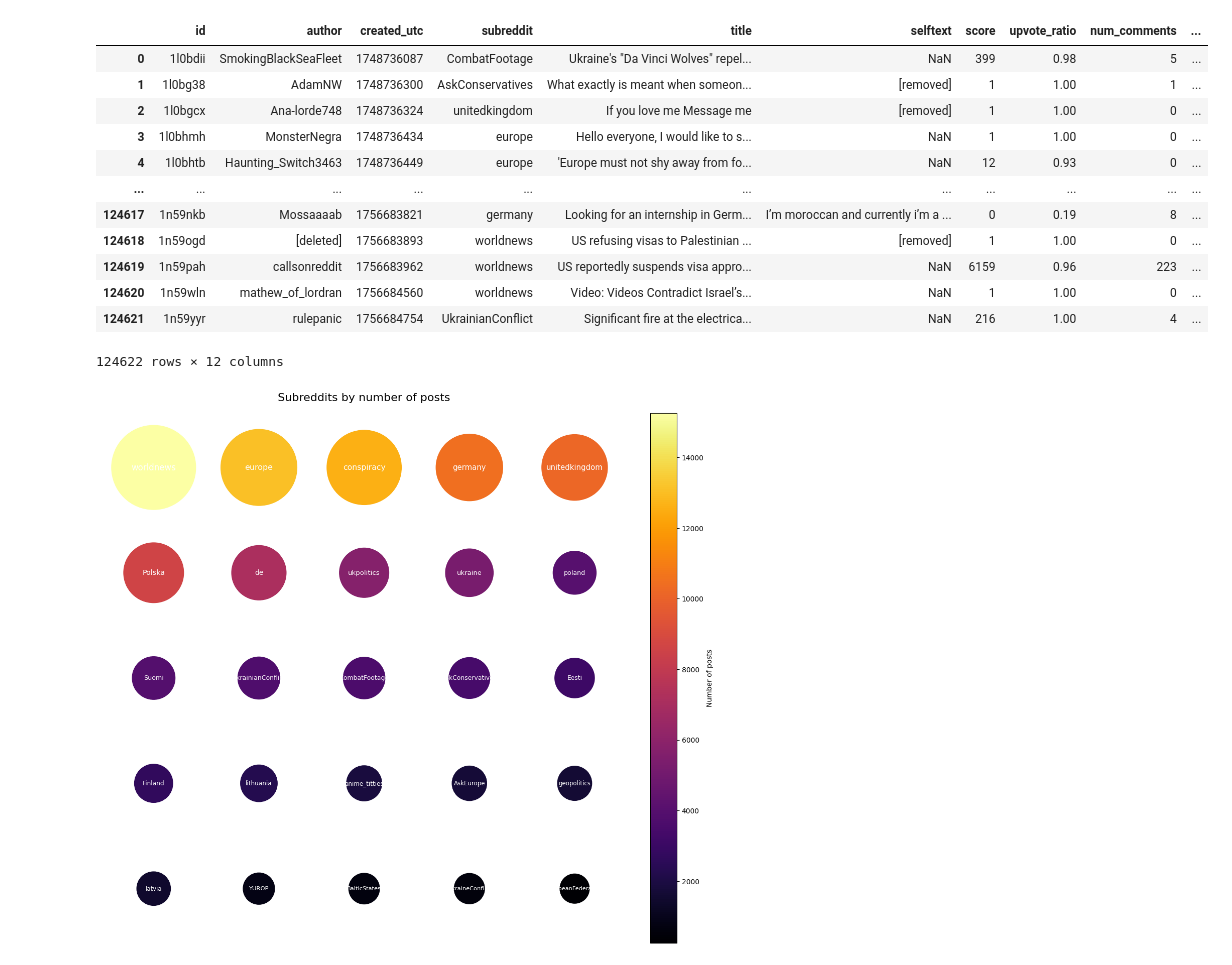
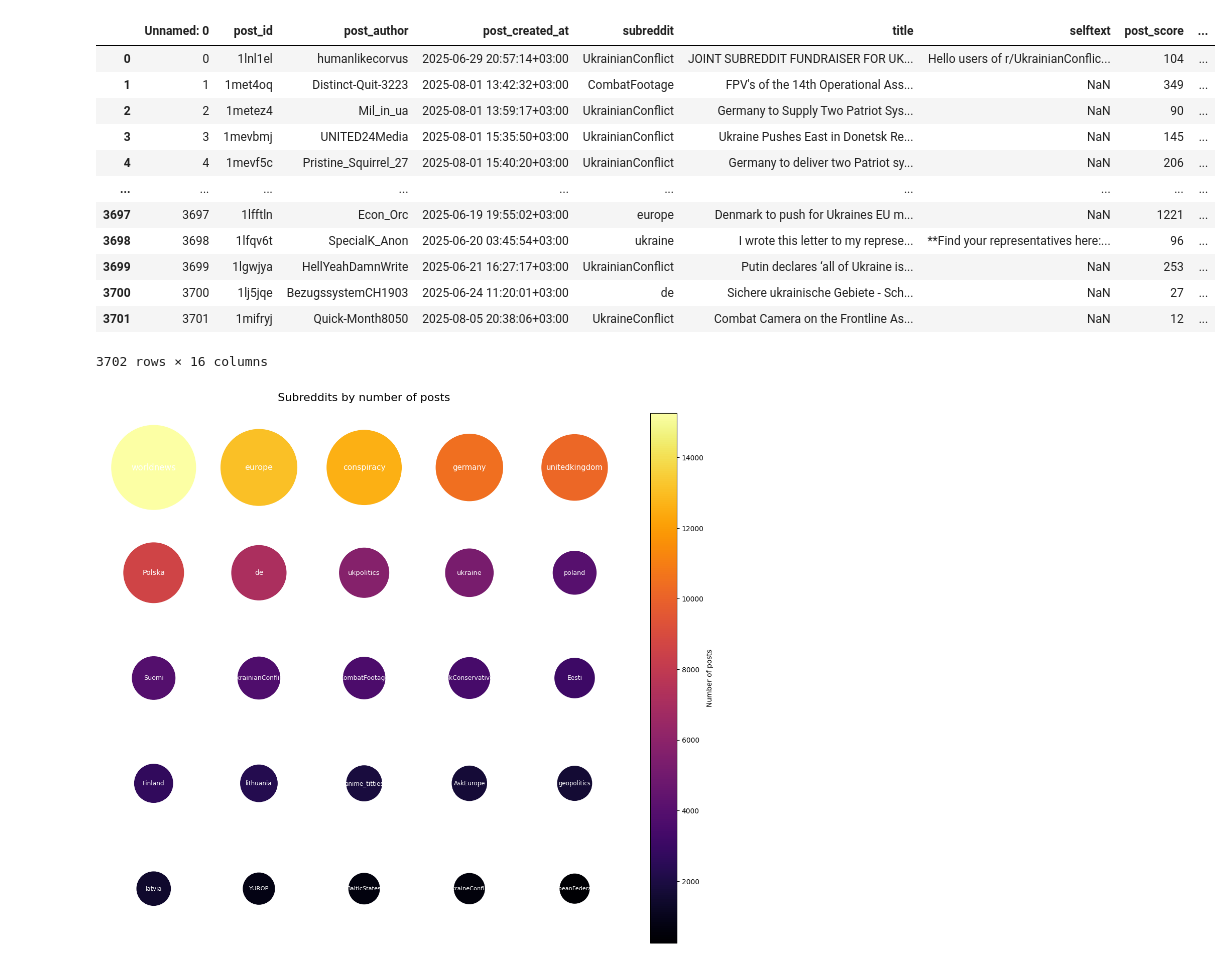
Before and after one commit to synthco/DataPatron, a Jupyter notebook: notebooks/press.ipynb, the cells around one changed output. Cells and saved outputs as stored; diff of their text form; code cells hidden in the pictures.

Commit message:
Reddit UCQS Analysis Overview

```diff
--- a/notebooks/press.ipynb
+++ b/notebooks/press.ipynb
@@ -7,22 +7,22 @@ from matplotlib.cm import get_cmap, ScalarMappable
 # %%
 path  = "/Users/ivantyshchenko/Projects/Python/DataPatron/data/reddit.csv"
 df = pd.read_csv("/Users/ivantyshchenko/Projects/Python/DataPatron/data/filtered_submissions.csv")
-
+df = pd.read_csv("/Users/ivantyshchenko/Projects/Python/DataPatron/data/reddit_metrics.csv")
 df
 # %% [output]
-|  | id | author | created_utc | subreddit | title | selftext | score | upvote_ratio | num_comments | ... |
-| 0 | 1l0bdii | SmokingBlackSeaFleet | 1748736087 | CombatFootage | Ukraine's "Da Vinci Wolves" repel... | NaN | 399 | 0.98 | 5 | ... |
-| 1 | 1l0bg38 | AdamNW | 1748736300 | AskConservatives | What exactly is meant when someon... | [removed] | 1 | 1.00 | 1 | ... |
-| 2 | 1l0bgcx | Ana-lorde748 | 1748736324 | unitedkingdom | If you love me Message me | [removed] | 1 | 1.00 | 0 | ... |
-| 3 | 1l0bhmh | MonsterNegra | 1748736434 | europe | Hello everyone, I would like to s... | NaN | 1 | 1.00 | 0 | ... |
-| 4 | 1l0bhtb | Haunting_Switch3463 | 1748736449 | europe | 'Europe must not shy away from fo... | NaN | 12 | 0.93 | 0 | ... |
-| ... | ... | ... | ... | ... | ... | ... | ... | ... | ... | ... |
-| 124617 | 1n59nkb | Mossaaaab | 1756683821 | germany | Looking for an internship in Germ... | I’m moroccan and currently i’m a ... | 0 | 0.19 | 8 | ... |
-| 124618 | 1n59ogd | [deleted] | 1756683893 | worldnews | US refusing visas to Palestinian ... | [removed] | 1 | 1.00 | 0 | ... |
-| 124619 | 1n59pah | callsonreddit | 1756683962 | worldnews | US reportedly suspends visa appro... | NaN | 6159 | 0.96 | 223 | ... |
-| 124620 | 1n59wln | mathew_of_lordran | 1756684560 | worldnews | Video: Videos Contradict Israel’s... | NaN | 1 | 1.00 | 0 | ... |
-| 124621 | 1n59yyr | rulepanic | 1756684754 | UkrainianConflict | Significant fire at the electrica... | NaN | 216 | 1.00 | 4 | ... |
+|  | Unnamed: 0 | post_id | post_author | post_created_at | subreddit | title | selftext | post_score | ... |
+| 0 | 0 | 1lnl1el | humanlikecorvus | 2025-06-29 20:57:14+03:00 | UkrainianConflict | JOINT SUBREDDIT FUNDRAISER FOR UK... | Hello users of r/UkrainianConflic... | 104 | ... |
+| 1 | 1 | 1met4oq | Distinct-Quit-3223 | 2025-08-01 13:42:32+03:00 | CombatFootage | FPV's of the 14th Operational Ass... | NaN | 349 | ... |
+| 2 | 2 | 1metez4 | Mil_in_ua | 2025-08-01 13:59:17+03:00 | UkrainianConflict | Germany to Supply Two Patriot Sys... | NaN | 90 | ... |
+| 3 | 3 | 1mevbmj | UNITED24Media | 2025-08-01 15:35:50+03:00 | UkrainianConflict | Ukraine Pushes East in Donetsk Re... | NaN | 145 | ... |
+| 4 | 4 | 1mevf5c | Pristine_Squirrel_27 | 2025-08-01 15:40:20+03:00 | UkrainianConflict | Germany to deliver two Patriot sy... | NaN | 206 | ... |
+| ... | ... | ... | ... | ... | ... | ... | ... | ... | ... |
+| 3697 | 3697 | 1lfftln | Econ_Orc | 2025-06-19 19:55:02+03:00 | europe | Denmark to push for Ukraines EU m... | NaN | 1221 | ... |
+| 3698 | 3698 | 1lfqv6t | SpecialK_Anon | 2025-06-20 03:45:54+03:00 | ukraine | I wrote this letter to my represe... | **Find your representatives here:... | 96 | ... |
+| 3699 | 3699 | 1lgwjya | HellYeahDamnWrite | 2025-06-21 16:27:17+03:00 | UkrainianConflict | Putin declares ‘all of Ukraine is... | NaN | 253 | ... |
+| 3700 | 3700 | 1lj5jqe | BezugssystemCH1903 | 2025-06-24 11:20:01+03:00 | de | Sichere ukrainische Gebiete - Sch... | NaN | 27 | ... |
+| 3701 | 3701 | 1mifryj | Quick-Month8050 | 2025-08-05 20:38:06+03:00 | UkraineConflict | Combat Camera on the Frontline As... | NaN | 12 | ... |
-124622 rows × 12 columns
+3702 rows × 16 columns
 # %%
 # Fix optional empty index column
 if "" in df.columns:
```
Also changed, not shown: 3 other files.
